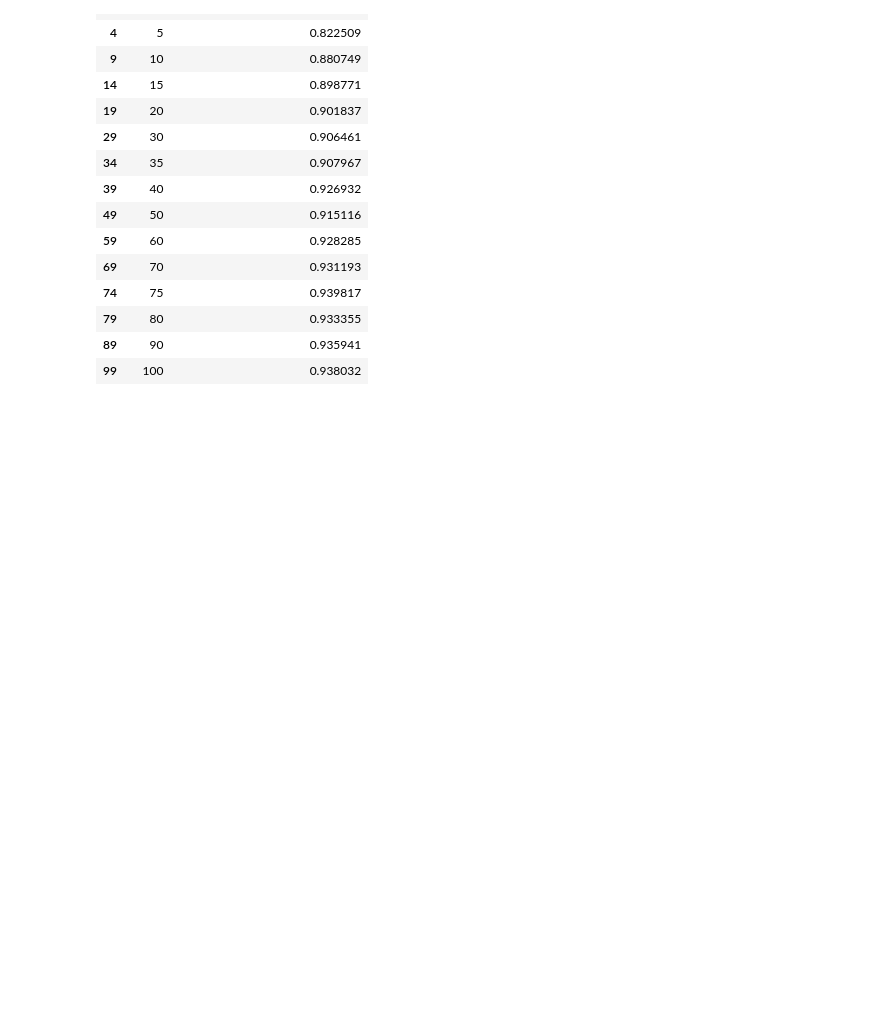
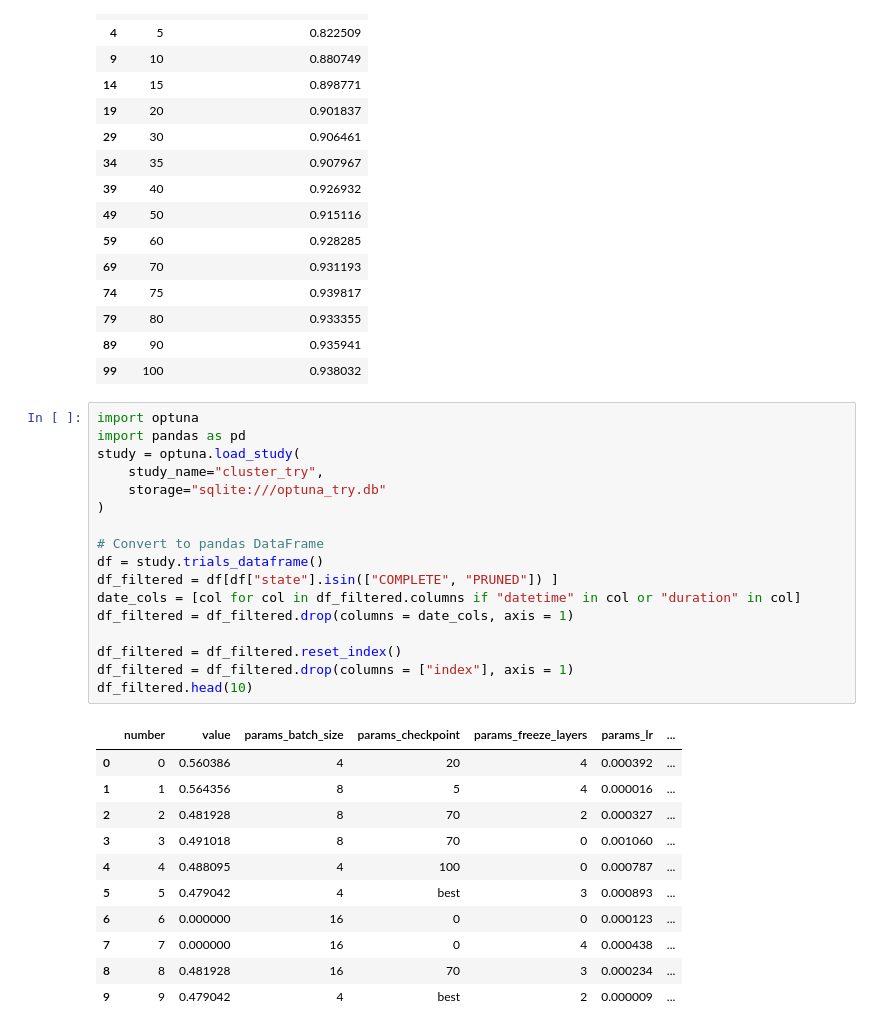
Before and after one commit to PulyaPolya/beat_this, a Jupyter notebook: results_evaluation.ipynb, the cells around one changed output. Saved outputs shown, nothing was run; the diff lists cells and outputs as text; blank space fills up the shorter version.

Commit message:
wandb parameters

```diff
--- a/results_evaluation.ipynb
+++ b/results_evaluation.ipynb
@@ -1400,3 +1400,32 @@ See the caveats in the documentation: https://pandas.pydata.org/pandas-docs/stab
 | 79 | 80 | 0.933355 |
 | 89 | 90 | 0.935941 |
 | 99 | 100 | 0.938032 |
+# %%
+import optuna
+import pandas as pd
+study = optuna.load_study(
+    study_name="cluster_try",
+    storage="sqlite:///optuna_try.db"
+)
+
+# Convert to pandas DataFrame
+df = study.trials_dataframe()
+df_filtered = df[df["state"].isin(["COMPLETE", "PRUNED"]) ]
+date_cols = [col for col in df_filtered.columns if "datetime" in col or "duration" in col]
+df_filtered = df_filtered.drop(columns = date_cols, axis = 1)
+
+df_filtered = df_filtered.reset_index()
+df_filtered = df_filtered.drop(columns = ["index"], axis = 1)
+df_filtered.head(10)
+# %% [output]
+|  | number | value | params_batch_size | params_checkpoint | params_freeze_layers | params_lr | ... |
+| 0 | 0 | 0.560386 | 4 | 20 | 4 | 0.000392 | ... |
+| 1 | 1 | 0.564356 | 8 | 5 | 4 | 0.000016 | ... |
+| 2 | 2 | 0.481928 | 8 | 70 | 2 | 0.000327 | ... |
+| 3 | 3 | 0.491018 | 8 | 70 | 0 | 0.001060 | ... |
+| 4 | 4 | 0.488095 | 4 | 100 | 0 | 0.000787 | ... |
+| 5 | 5 | 0.479042 | 4 | best | 3 | 0.000893 | ... |
+| 6 | 6 | 0.000000 | 16 | 0 | 0 | 0.000123 | ... |
+| 7 | 7 | 0.000000 | 16 | 0 | 4 | 0.000438 | ... |
+| 8 | 8 | 0.481928 | 16 | 70 | 3 | 0.000234 | ... |
+| 9 | 9 | 0.479042 | 4 | best | 2 | 0.000009 | ... |
```
Also changed, not shown: 1 other file.
